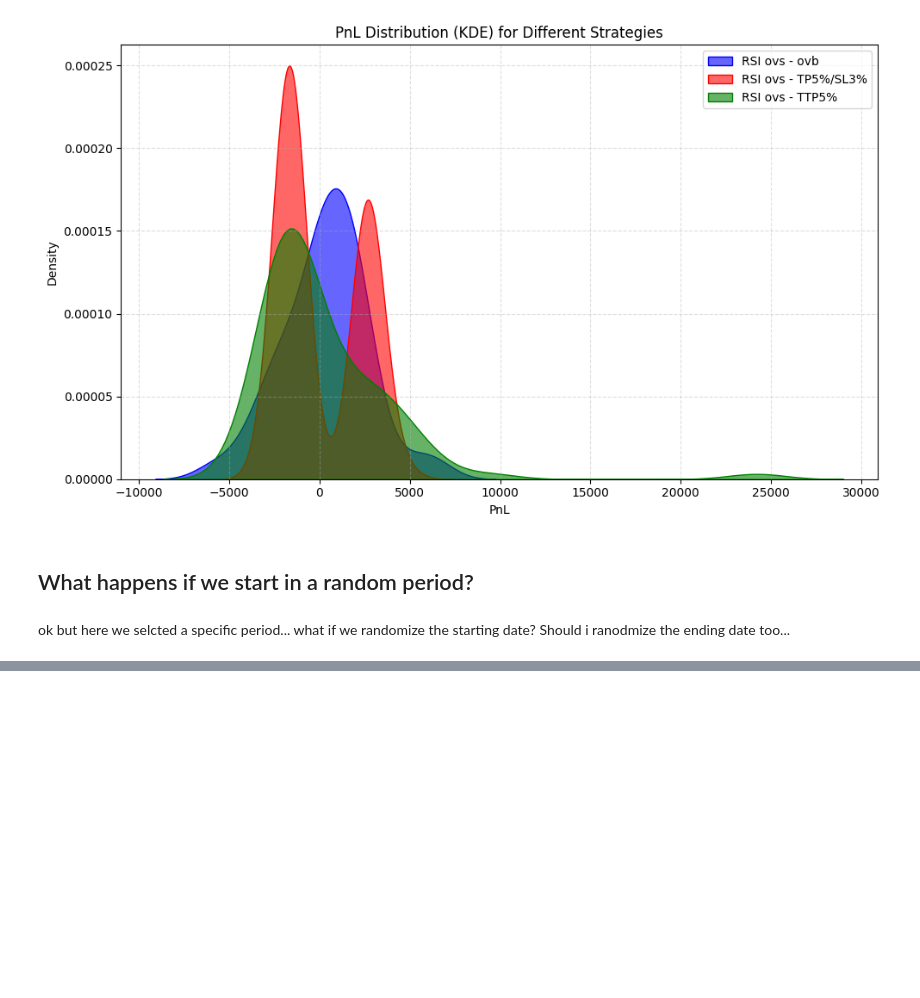
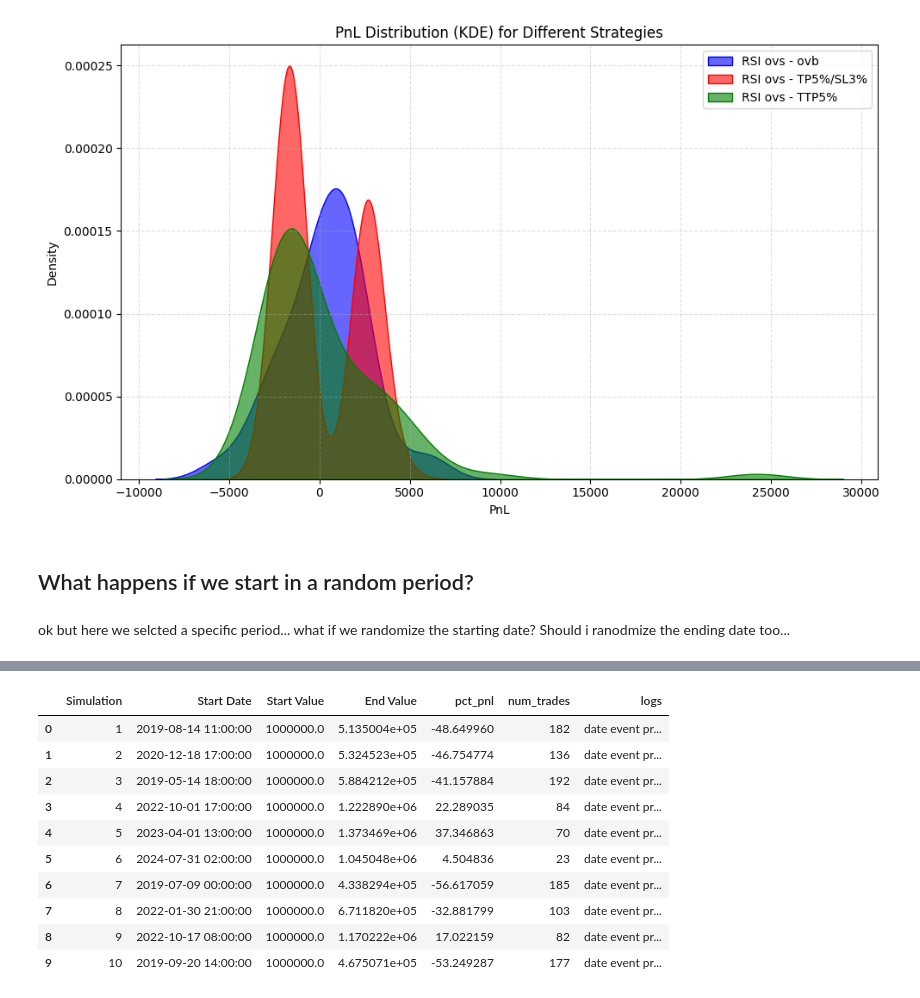
Before and after one commit to dgalassi99/quant-lab, a Jupyter notebook: 02_backtesting_risk_management/W6_backtrader_risk_management1.ipynb, the cells around one changed output, grey strips where cells are left out. Cells and saved outputs as stored; diff of their text form; code cells hidden in the pictures; blank space fills up the shorter version.

```diff
--- a/02_backtesting_risk_management/W6_backtrader_risk_management1.ipynb
+++ b/02_backtesting_risk_management/W6_backtrader_risk_management1.ipynb
@@ -473,0 +594,15 @@ ok but here we selcted a specific period... what if we randomize the starting da
+# %%
+results=pd.DataFrame(results)
+results
+# %% [output]
+|  | Simulation | Start Date | Start Value | End Value | pct_pnl | num_trades | logs |
+| 0 | 1 | 2019-08-14 11:00:00 | 1000000.0 | 5.135004e+05 | -48.649960 | 182 | date event pr... |
+| 1 | 2 | 2020-12-18 17:00:00 | 1000000.0 | 5.324523e+05 | -46.754774 | 136 | date event pr... |
+| 2 | 3 | 2019-05-14 18:00:00 | 1000000.0 | 5.884212e+05 | -41.157884 | 192 | date event pr... |
+| 3 | 4 | 2022-10-01 17:00:00 | 1000000.0 | 1.222890e+06 | 22.289035 | 84 | date event pr... |
+| 4 | 5 | 2023-04-01 13:00:00 | 1000000.0 | 1.373469e+06 | 37.346863 | 70 | date event pr... |
+| 5 | 6 | 2024-07-31 02:00:00 | 1000000.0 | 1.045048e+06 | 4.504836 | 23 | date event pr... |
+| 6 | 7 | 2019-07-09 00:00:00 | 1000000.0 | 4.338294e+05 | -56.617059 | 185 | date event pr... |
+| 7 | 8 | 2022-01-30 21:00:00 | 1000000.0 | 6.711820e+05 | -32.881799 | 103 | date event pr... |
+| 8 | 9 | 2022-10-17 08:00:00 | 1000000.0 | 1.170222e+06 | 17.022159 | 82 | date event pr... |
+| 9 | 10 | 2019-09-20 14:00:00 | 1000000.0 | 4.675071e+05 | -53.249287 | 177 | date event pr... |
```
Also changed, not shown: parts of 3 cells of this notebook.
